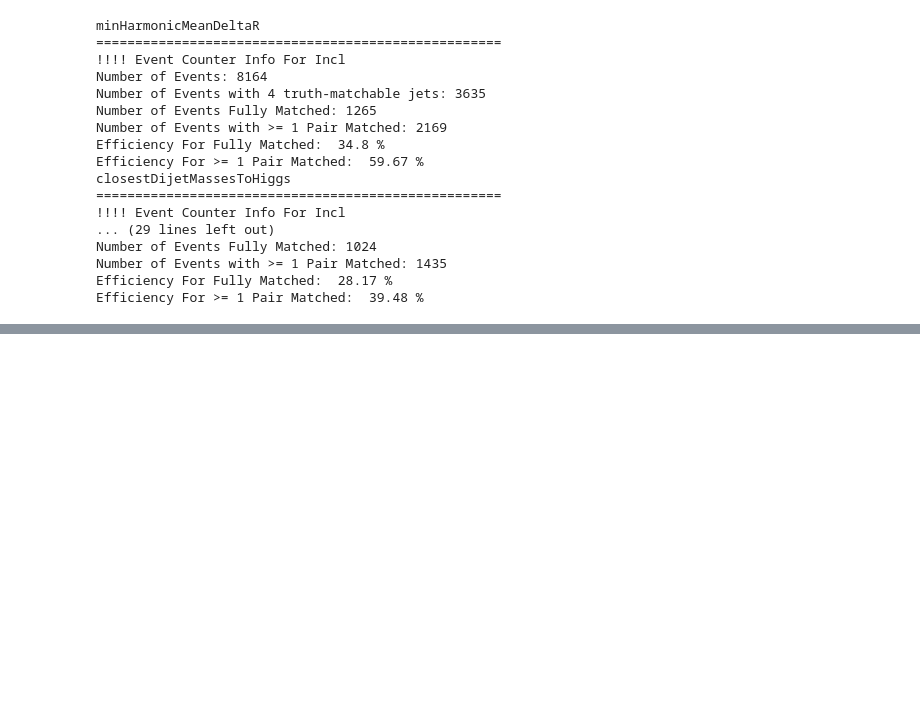
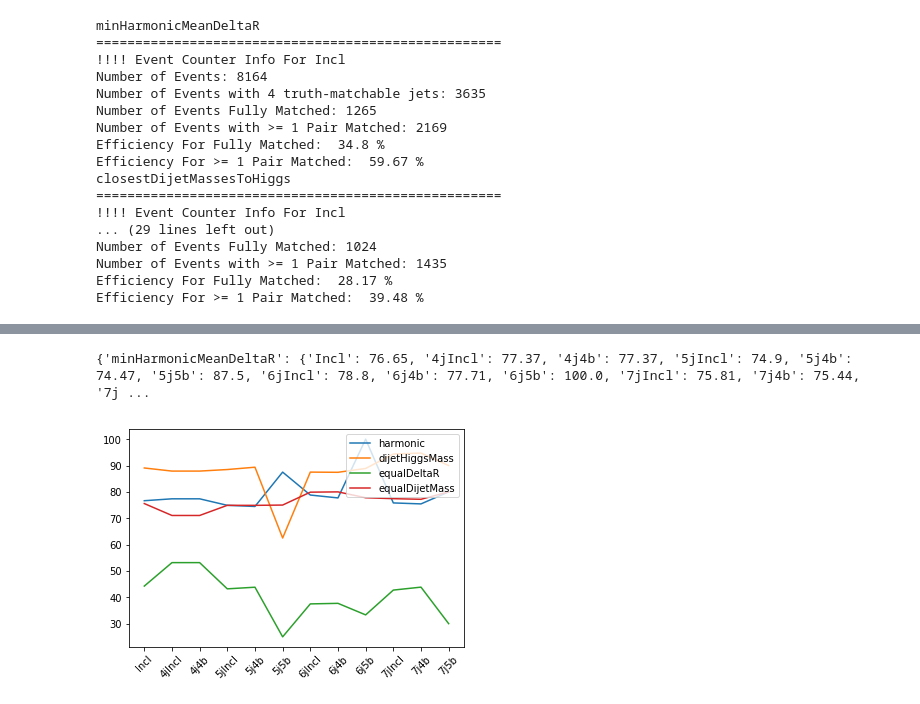
Before and after one commit to btannenw/CMS_machineLearning, a Jupyter notebook: diHiggsMLProject/testSamples_10k/higgsReconstructionAlgorithms.ipynb, the cells around one changed output, grey strips where cells are left out. Saved outputs shown, nothing was run; the diff lists cells and outputs as text; code cells hidden in the pictures; blank space fills up the shorter version.

```diff
--- a/diHiggsMLProject/testSamples_10k/higgsReconstructionAlgorithms.ipynb
+++ b/diHiggsMLProject/testSamples_10k/higgsReconstructionAlgorithms.ipynb
@@ -669,0 +729,41 @@ numpy.ndarray
+# %%
+fullDict, oneDict = listOfEfficiencesForAlgorithm(eventCounterDict)
+print (fullDict)
+np.arange(19)
+for algo in fullDict:
+    labels_top4 = [tagEff for tagEff in fullDict[algo]]
+    eff    = [fullDict[algo][tagEff] for tagEff in fullDict[algo]]
+    #print (algo)
+    #print (labels)
+    #print (eff)
+
+eff_harmonic_top4 = [fullDict['minHarmonicMeanDeltaR'][tagEff] for tagEff in fullDict['minHarmonicMeanDeltaR']]
+eff_dijetHiggsMass_top4 = [fullDict['closestDijetMassesToHiggs'][tagEff] for tagEff in fullDict['closestDijetMassesToHiggs']]
+eff_equalDeltaR_top4 = [fullDict['equalDeltaR'][tagEff] for tagEff in fullDict['equalDeltaR']]
+eff_equalDijetMass_top4 = [fullDict['equalDijetMass'][tagEff] for tagEff in fullDict['equalDijetMass']]
+
+xvals_top4 = np.arange(len(labels_top4))
+y_harmonic_top4 = np.array(eff_harmonic_top4)
+y_dijetHiggsMass_top4 = np.array(eff_dijetHiggsMass_top4)
+y_equalDeltaR_top4 = np.array(eff_equalDeltaR_top4)
+y_equalDijetMass_top4 = np.array(eff_equalDijetMass_top4)
+
+plt.xticks(range(len(labels_top4)), labels_top4, rotation=45)
+#plt.xticks(yvals1, alpha=t, normed=_normed, label= iLabel+' Events')
+plt.plot(xvals_top4, y_harmonic_top4, label='harmonic')
+plt.plot(xvals_top4, y_dijetHiggsMass_top4, label='dijetHiggsMass')
+plt.plot(xvals_top4, y_equalDeltaR_top4, label='equalDeltaR')
+plt.plot(xvals_top4, y_equalDijetMass_top4, label='equalDijetMass')
+
+plt.legend(loc='upper right')
+
+# store figure copy for later saving
+fig = plt.gcf()
+
+# draw interactively
+plt.show()
+
+fig.savefig( 'algoEfficiencyAsFtnOfJetTag_top4Btags.png' )
+# %% [output]
+{'minHarmonicMeanDeltaR': {'Incl': 76.65, '4jIncl': 77.37, '4j4b': 77.37, '5jIncl': 74.9, '5j4b': 74.47, '5j5b': 87.5, '6jIncl': 78.8, '6j4b': 77.71, '6j5b': 100.0, '7jIncl': 75.81, '7j4b': 75.44, '7j ...
+[figure, added]
```
Also changed, not shown: parts of 9 cells of this notebook, 2 other files.
